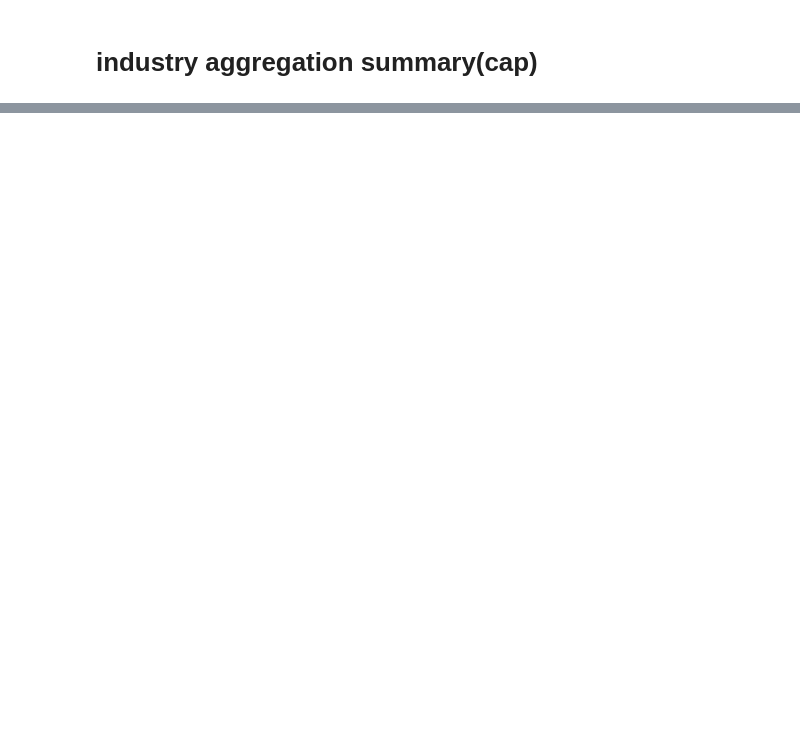
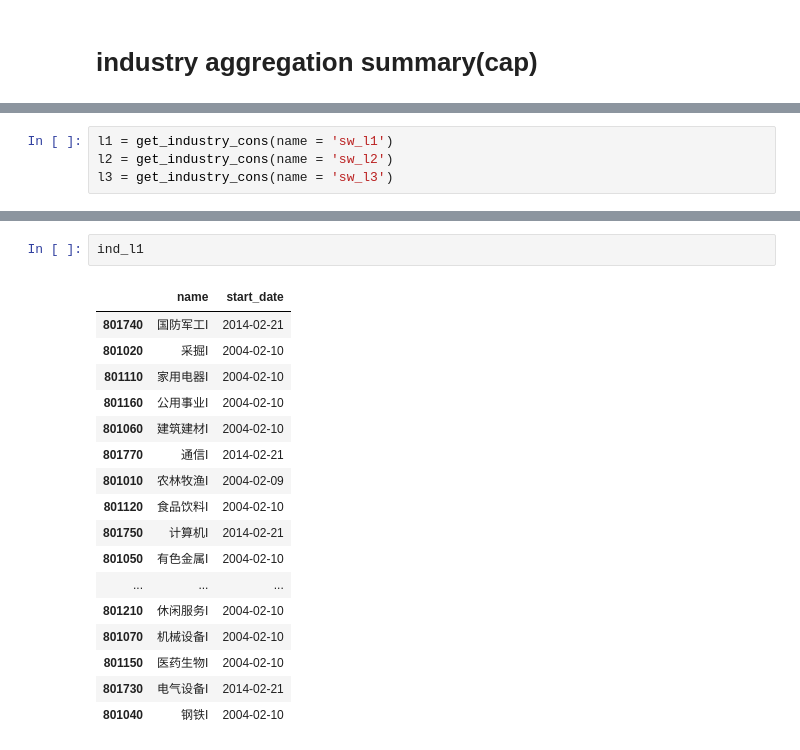
Before and after one commit to robortcher/singletrader, a Jupyter notebook: samples/factortest_template/industry_agg.ipynb, the cells around one changed output, grey strips where cells are left out. Cells and saved outputs as stored; diff of their text form; blank space fills up the shorter version.

```diff
--- a/samples/factortest_template/industry_agg.ipynb
+++ b/samples/factortest_template/industry_agg.ipynb
@@ -99,0 +97,4 @@ start_date:2010-01-01 / end_date:2022-12-31
+# %%
+l1 = get_industry_cons(name = 'sw_l1')
+l2 = get_industry_cons(name = 'sw_l2')
+l3 = get_industry_cons(name = 'sw_l3')
@@ -99,0 +140,20 @@ start_date:2010-01-01 / end_date:2022-12-31
+# %%
+ind_l1
+# %% [output]
+|  | name | start_date |
+| 801740 | 国防军工I | 2014-02-21 |
+| 801020 | 采掘I | 2004-02-10 |
+| 801110 | 家用电器I | 2004-02-10 |
+| 801160 | 公用事业I | 2004-02-10 |
+| 801060 | 建筑建材I | 2004-02-10 |
+| 801770 | 通信I | 2014-02-21 |
+| 801010 | 农林牧渔I | 2004-02-09 |
+| 801120 | 食品饮料I | 2004-02-10 |
+| 801750 | 计算机I | 2014-02-21 |
+| 801050 | 有色金属I | 2004-02-10 |
+| ... | ... | ... |
+| 801210 | 休闲服务I | 2004-02-10 |
+| 801070 | 机械设备I | 2004-02-10 |
+| 801150 | 医药生物I | 2004-02-10 |
+| 801730 | 电气设备I | 2014-02-21 |
+| 801040 | 钢铁I | 2004-02-10 |
```
Also changed, not shown: parts of 9 cells of this notebook, 25 other files.
